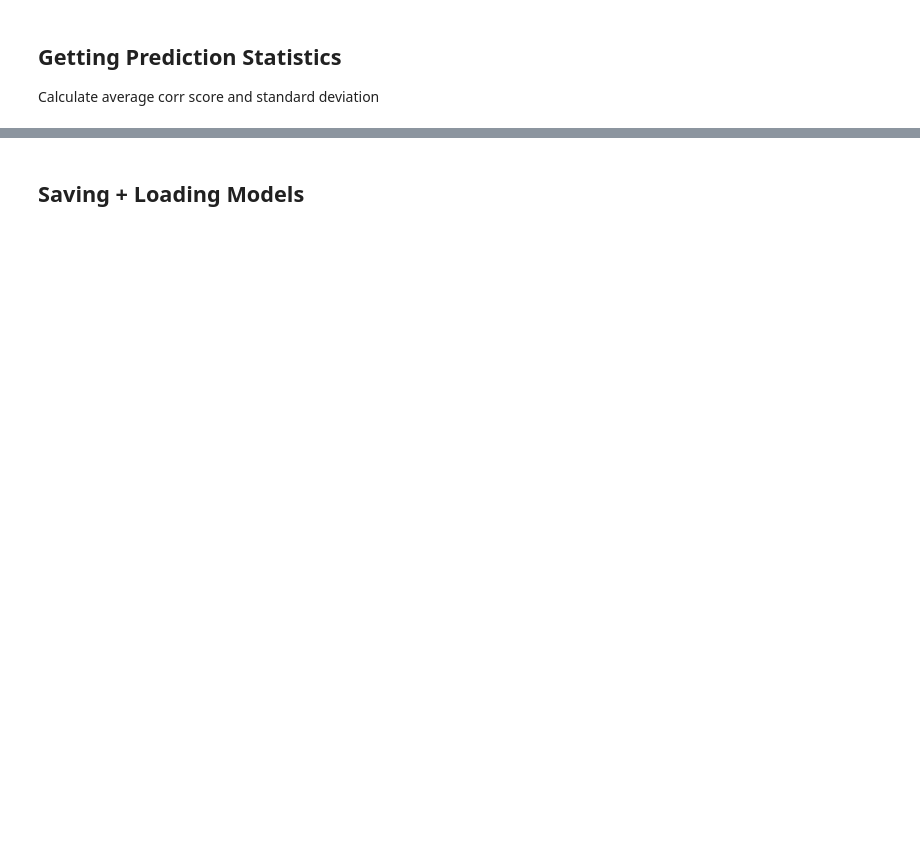
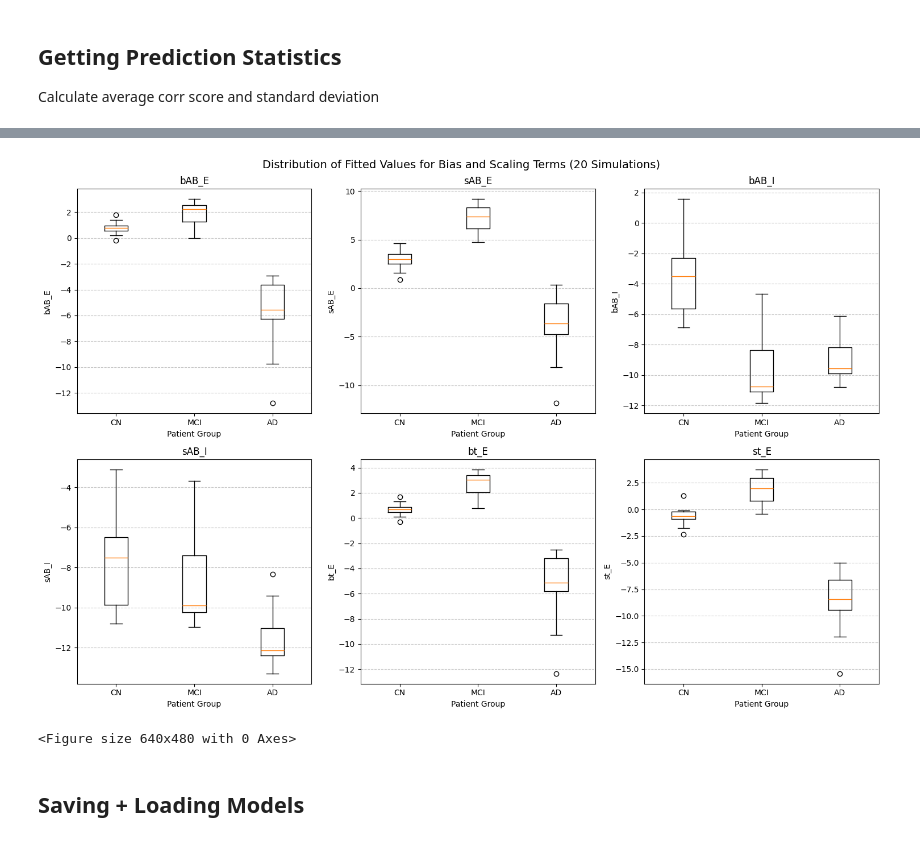
Before and after one commit to dChakr/ad_modelling_fyp, a Jupyter notebook: whole_brain_models/fit_abt_rww.ipynb, the cells around one changed output, grey strips where cells are left out. Cells and saved outputs as stored; diff of their text form; code cells hidden in the pictures; blank space fills up the shorter version.

```diff
--- a/whole_brain_models/fit_abt_rww.ipynb
+++ b/whole_brain_models/fit_abt_rww.ipynb
@@ -334,0 +311,17 @@ Standard Dev for FC Corr Score:  0.04595938887602165
+# %%
+bAB_Es = []
+sAB_Es = []
+bAB_Is = []
+sAB_Is = []
+bt_Es = []
+st_Es = []
+
+groups = ['CN', 'MCI', 'AD']
+
+for group in groups:
+    bAB_Es.append(np.loadtxt(f'../data/fitted_params/bAB_E_{group}.txt'))
+    sAB_Es.append(np.loadtxt(f'../data/fitted_params/sAB_E_{group}.txt'))
+    bAB_Is.append(np.loadtxt(f'../data/fitted_params/bAB_I_{group}.txt'))
+    sAB_Is.append(np.loadtxt(f'../data/fitted_params/sAB_I_{group}.txt'))
+    bt_Es.append(np.loadtxt(f'../data/fitted_params/bt_E_{group}.txt'))
+    st_Es.append(np.loadtxt(f'../data/fitted_params/st_E_{group}.txt'))
@@ -335,3 +344,50 @@ Standard Dev for FC Corr Score:  0.04595938887602165
+# %%
+fig, ax = plt.subplots(2, 3, figsize=(15, 10))
+fig.suptitle('Distribution of Fitted Values for Bias and Scaling Terms (20 Simulations)', fontsize=14)
+
+ax[0,0].boxplot(bAB_Es, labels=groups)
+ax[0,0].set_title('bAB_E')
+ax[0,0].set_xlabel('Patient Group')
+ax[0,0].set_ylabel('bAB_E')
+ax[0,0].grid(axis='y', linestyle='--', alpha=0.7)
+
+ax[0,1].boxplot(sAB_Es, labels=groups)
+ax[0,1].set_title('sAB_E')
+ax[0,1].set_xlabel('Patient Group')
+ax[0,1].set_ylabel('sAB_E')
+ax[0,1].grid(axis='y', linestyle='--', alpha=0.7)
+
+ax[0,2].boxplot(bAB_Is, labels=groups)
+ax[0,2].set_title('bAB_I')
+ax[0,2].set_xlabel('Patient Group')
+ax[0,2].set_ylabel('bAB_I')
+ax[0,2].grid(axis='y', linestyle='--', alpha=0.7)
+
+ax[1,0].boxplot(sAB_Is, labels=groups)
+ax[1,0].set_title('sAB_I')
+ax[1,0].set_xlabel('Patient Group')
+ax[1,0].set_ylabel('sAB_I')
+ax[1,0].grid(axis='y', linestyle='--', alpha=0.7)
+
+ax[1,1].boxplot(bt_Es, labels=groups)
+ax[1,1].set_title('bt_E')
+ax[1,1].set_xlabel('Patient Group')
+ax[1,1].set_ylabel('bt_E')
+ax[1,1].grid(axis='y', linestyle='--', alpha=0.7)
+
+ax[1,2].boxplot(st_Es, labels=groups)
+ax[1,2].set_title('st_E')
+ax[1,2].set_xlabel('Patient Group')
+ax[1,2].set_ylabel('st_E')
+ax[1,2].grid(axis='y', linestyle='--', alpha=0.7)
+
+plt.tight_layout()
+plt.show()
+
+plt.savefig('fitted_ab_params_boxplot.png')
+# %% [output]
+[figure, added]
+<Figure size 640x480 with 0 Axes>
 # %% [markdown]
 ## Saving + Loading Models
 # %%
```
Also changed, not shown: parts of 11 cells of this notebook, 22 other files.
